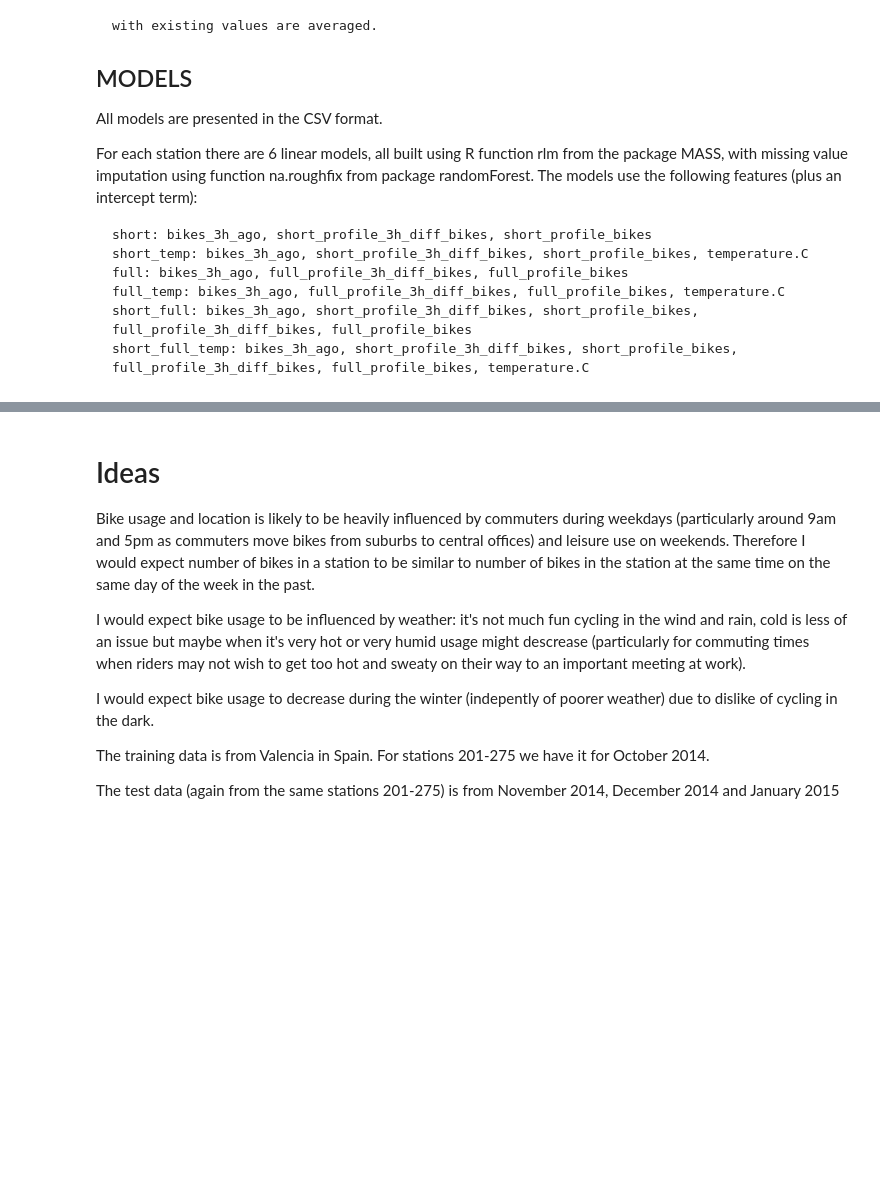
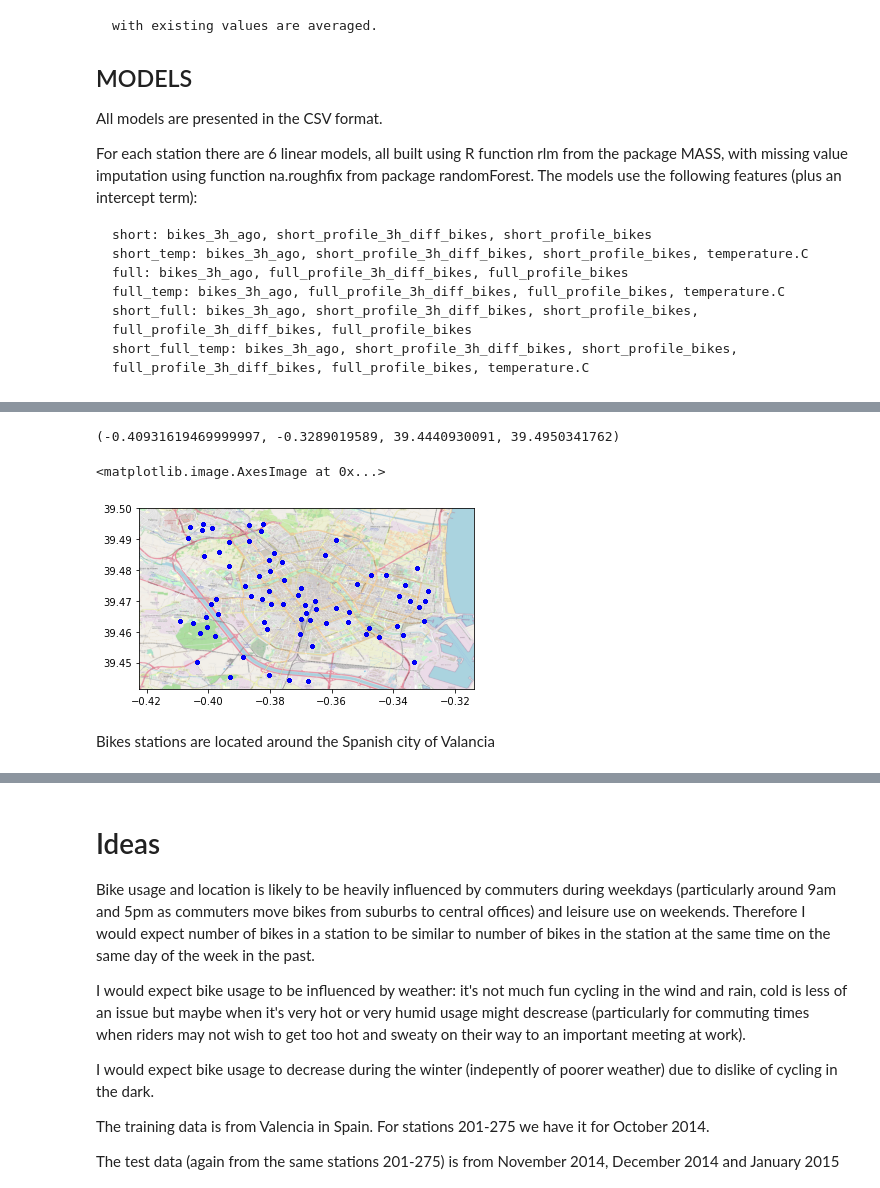
Before and after one commit to tashinam/morebikes, a Jupyter notebook: explore.ipynb, the cells around one changed output, grey strips where cells are left out. Cells and saved outputs as stored; diff of their text form; code cells hidden in the pictures; blank space fills up the shorter version.

Commit message:
tidy up exploring work and update map plot to match data
* explore missing values
* examine correlation between data

```diff
--- a/explore.ipynb
+++ b/explore.ipynb
@@ -137,0 +277,22 @@ df.describe()
+# %%
+fig, ax = plt.subplots()
+
+IdealBBox = (df.longitude.min(),   df.longitude.max(),
+         df.latitude.min(), df.latitude.max())
+
+print(IdealBBox)
+
+ActualMapBBox = (-0.4225, -0.3139, 39.4415, 39.5001)
+
+val_map = plt.imread('map.png')
+
+ax.scatter(df.longitude, df.latitude, zorder=1, alpha= 0.2, c='b', s=10)
+ax.set_xlim(ActualMapBBox[0],ActualMapBBox[1])
+ax.set_ylim(ActualMapBBox[2],ActualMapBBox[3])
+ax.imshow(val_map, zorder=0, extent = ActualMapBBox, aspect= 'equal')
+# %% [output]
+(-0.40931619469999997, -0.3289019589, 39.4440930091, 39.4950341762)
+<matplotlib.image.AxesImage at 0x...>
+[figure, added]
+# %% [markdown]
+Bikes stations are located around the Spanish city of Valancia
```
Also changed, not shown: parts of 35 cells of this notebook, 1 other file.
